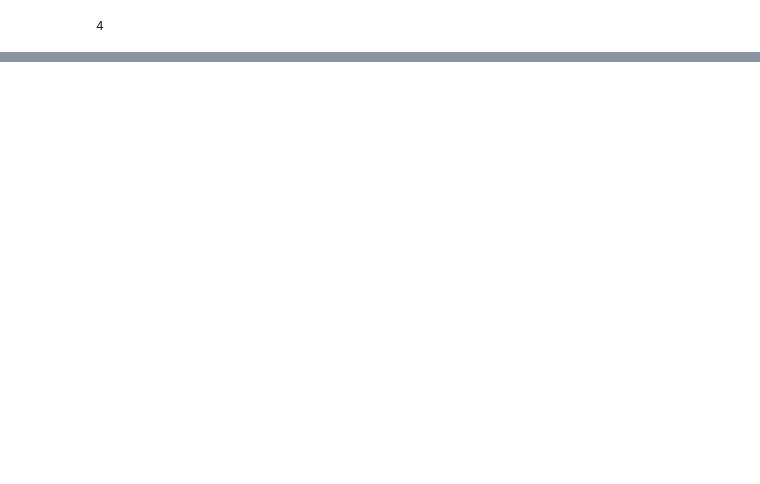
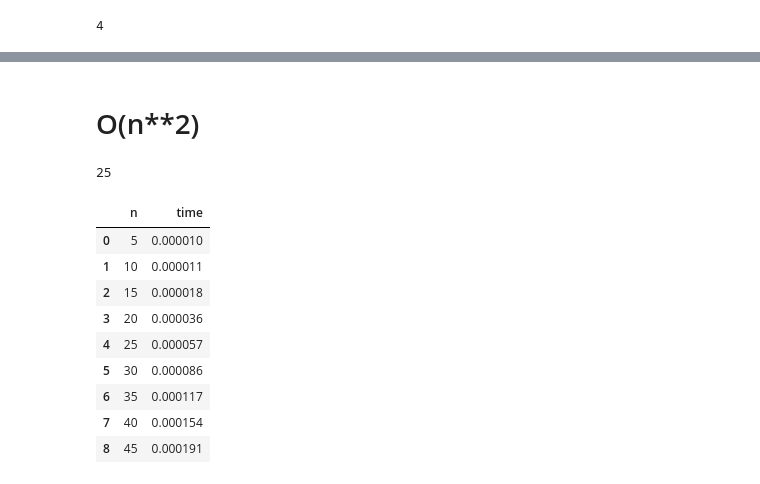
Before and after one commit to Matinnorouzi2023/Data-structure, a Jupyter notebook: ORDER(RUN_TIME).ipynb, the cells around one changed output, grey strips where cells are left out. Saved outputs shown, nothing was run; the diff lists cells and outputs as text; code cells hidden in the pictures; blank space fills up the shorter version.

```diff
--- a/ORDER(RUN_TIME).ipynb
+++ b/ORDER(RUN_TIME).ipynb
@@ -98,0 +105,38 @@ sns.lmplot(x='n', y='time', data=df2 );
+# %% [markdown]
+# O(n**2)
+# %%
+def p(lst):
+  c=0
+  for i in lst:
+    for j in lst:
+     c+=1
+  return   c
+# %%
+x = [1, 2, 3, 4 , 5]
+r = p(x)
+r
+# %% [output]
+25
+# %%
+len_list=[5,10,15,20,25,30,35,40,45]
+t_lst3=[]
+for i in len_list :
+    lst=[2]*i
+    s=time.process_time()
+    a=p(lst)
+    e=time.process_time()
+    t_lst3.append(e-s)
+# %%
+df3 = pa.DataFrame(list(zip(len_list,t_lst3)), columns=('n','time'))
+df3
+# %% [output]
+|  | n | time |
+| 0 | 5 | 0.000010 |
+| 1 | 10 | 0.000011 |
+| 2 | 15 | 0.000018 |
+| 3 | 20 | 0.000036 |
+| 4 | 25 | 0.000057 |
+| 5 | 30 | 0.000086 |
+| 6 | 35 | 0.000117 |
+| 7 | 40 | 0.000154 |
+| 8 | 45 | 0.000191 |
```
Also changed, not shown: parts of 8 cells of this notebook.
